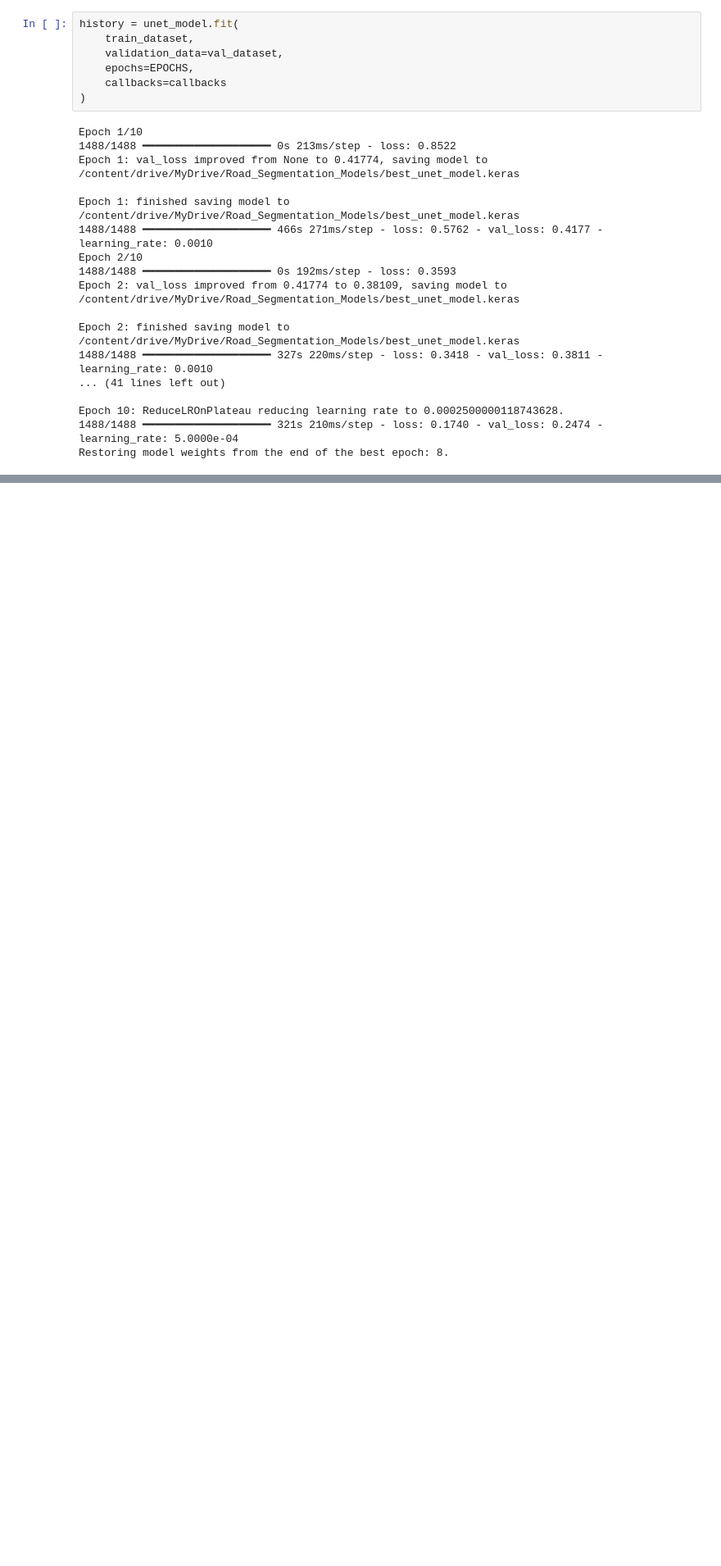
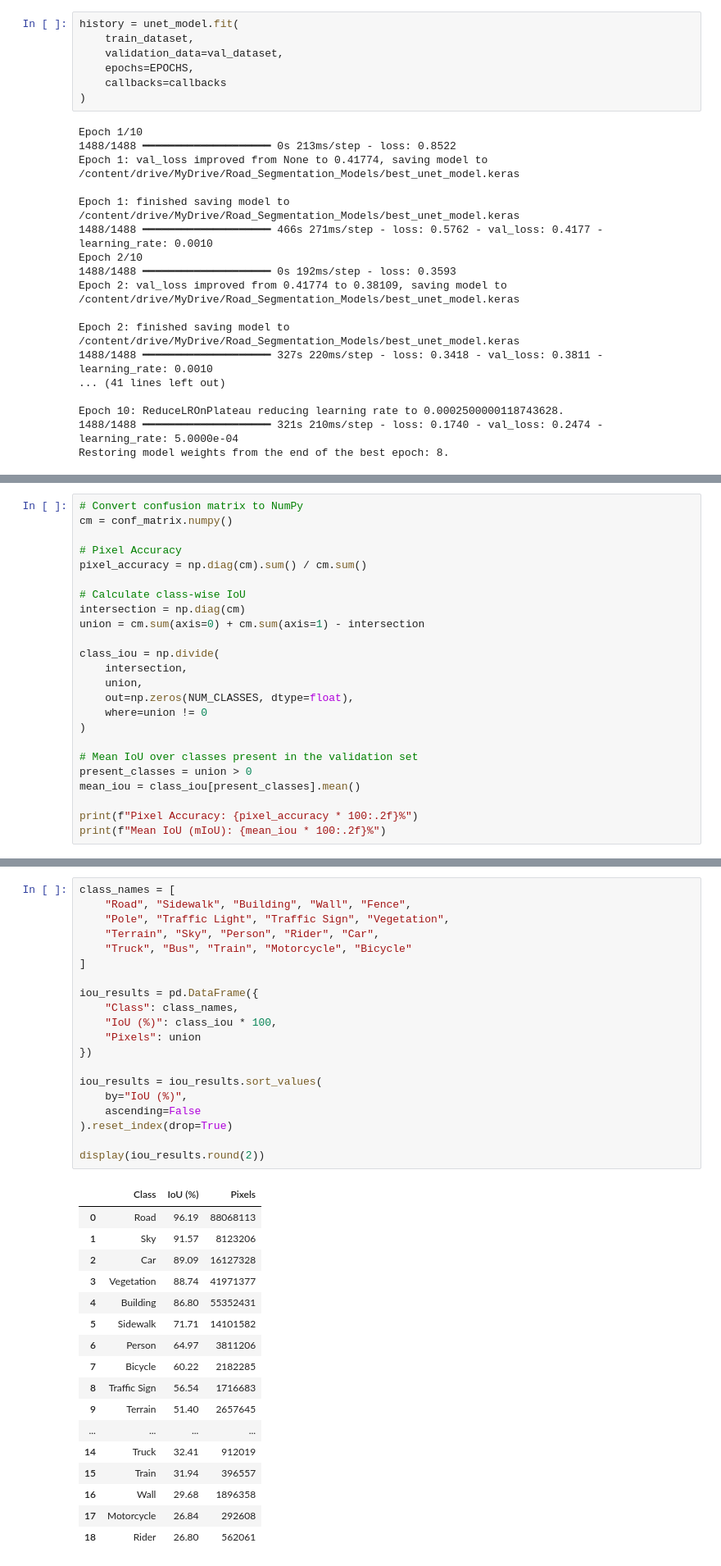
Before and after one commit to SATYA012904/Road_Scene_Semantic_Segmentation, a Jupyter notebook: Road_Scene_Semantic_Segmentation.ipynb, the cells around one changed output, grey strips where cells are left out. Shown at 82% size. Saved outputs shown, nothing was run; the diff lists cells and outputs as text; blank space fills up the shorter version.

```diff
--- a/Road_Scene_Semantic_Segmentation.ipynb
+++ b/Road_Scene_Semantic_Segmentation.ipynb
@@ -1090,0 +1154,24 @@ Restoring model weights from the end of the best epoch: 8.
+# %%
+# Convert confusion matrix to NumPy
+cm = conf_matrix.numpy()
+
+# Pixel Accuracy
+pixel_accuracy = np.diag(cm).sum() / cm.sum()
+
+# Calculate class-wise IoU
+intersection = np.diag(cm)
+union = cm.sum(axis=0) + cm.sum(axis=1) - intersection
+
+class_iou = np.divide(
+    intersection,
+    union,
+    out=np.zeros(NUM_CLASSES, dtype=float),
+    where=union != 0
+)
+
+# Mean IoU over classes present in the validation set
+present_classes = union > 0
+mean_iou = class_iou[present_classes].mean()
+
+print(f"Pixel Accuracy: {pixel_accuracy * 100:.2f}%")
+print(f"Mean IoU (mIoU): {mean_iou * 100:.2f}%")
@@ -1090,0 +1181,38 @@ Restoring model weights from the end of the best epoch: 8.
+# %%
+class_names = [
+    "Road", "Sidewalk", "Building", "Wall", "Fence",
+    "Pole", "Traffic Light", "Traffic Sign", "Vegetation",
+    "Terrain", "Sky", "Person", "Rider", "Car",
+    "Truck", "Bus", "Train", "Motorcycle", "Bicycle"
+]
+
+iou_results = pd.DataFrame({
+    "Class": class_names,
+    "IoU (%)": class_iou * 100,
+    "Pixels": union
+})
+
+iou_results = iou_results.sort_values(
+    by="IoU (%)",
+    ascending=False
+).reset_index(drop=True)
+
+display(iou_results.round(2))
+# %% [output]
+|  | Class | IoU (%) | Pixels |
+| 0 | Road | 96.19 | 88068113 |
+| 1 | Sky | 91.57 | 8123206 |
+| 2 | Car | 89.09 | 16127328 |
+| 3 | Vegetation | 88.74 | 41971377 |
+| 4 | Building | 86.80 | 55352431 |
+| 5 | Sidewalk | 71.71 | 14101582 |
+| 6 | Person | 64.97 | 3811206 |
+| 7 | Bicycle | 60.22 | 2182285 |
+| 8 | Traffic Sign | 56.54 | 1716683 |
+| 9 | Terrain | 51.40 | 2657645 |
+| ... | ... | ... | ... |
+| 14 | Truck | 32.41 | 912019 |
+| 15 | Train | 31.94 | 396557 |
+| 16 | Wall | 29.68 | 1896358 |
+| 17 | Motorcycle | 26.84 | 292608 |
+| 18 | Rider | 26.80 | 562061 |
```
Also changed, not shown: parts of 9 cells of this notebook.
